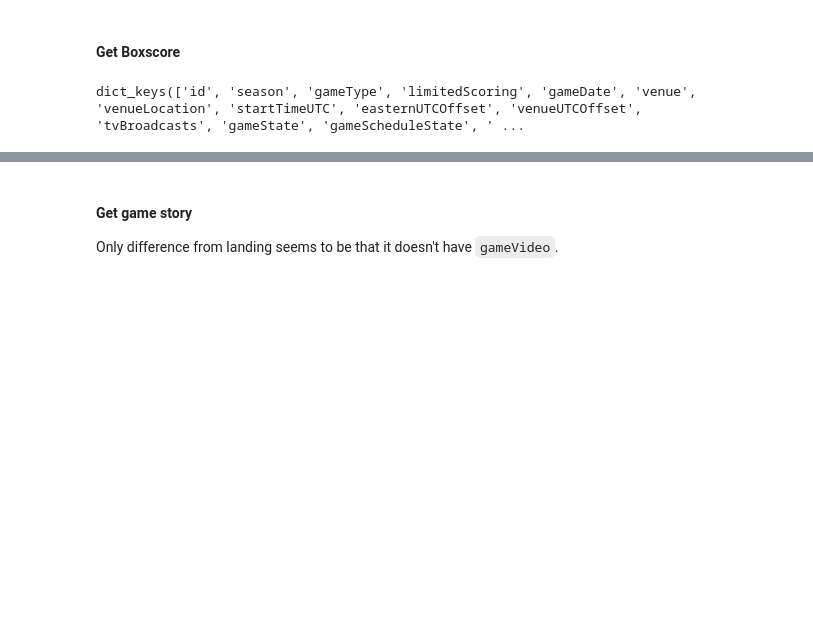
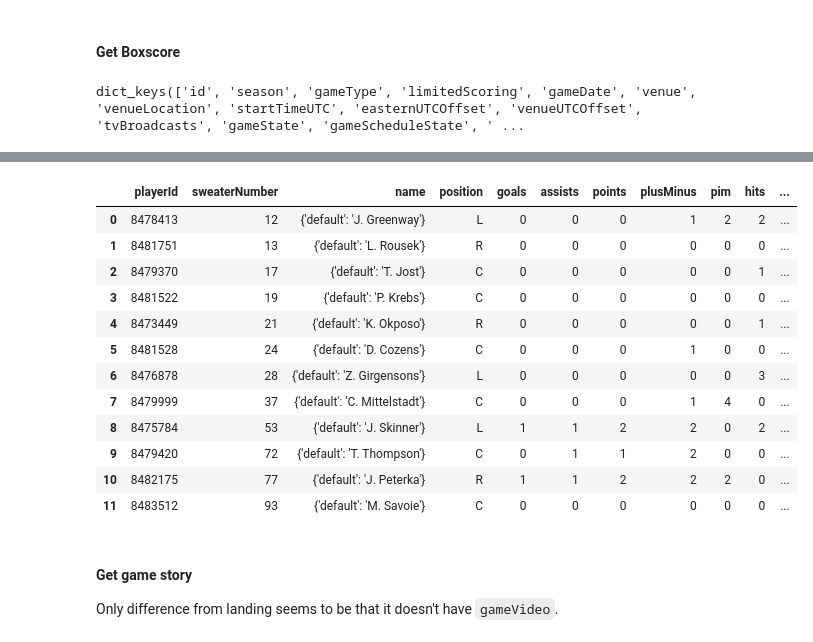
Before and after one commit to trxe/NHL-API-Reference, a Jupyter notebook: api-web.ipynb, the cells around one changed output, grey strips where cells are left out. Cells and saved outputs as stored; diff of their text form; code cells hidden in the pictures; blank space fills up the shorter version.

```diff
--- a/api-web.ipynb
+++ b/api-web.ipynb
@@ -850,5 +835,8 @@ dict_keys(['id', 'season', 'gameType', 'limitedScoring', 'gameDate', 'venue', 'v
 game_id=2023020204
 pprint(requests.get(f'{BASE_URL_API}/v1/gamecenter/{game_id}/boxscore').json(), keys_only=True)
 # pprint(requests.get(f'{BASE_URL_API}/v1/gamecenter/{game_id}/boxscore').json()['playerByGameStats'])
+
+import pandas as pd
+req_game_states = requests.get(f'{BASE_URL_API}/v1/gamecenter/{game_id}/boxscore').json()['playerByGameStats']
 # %% [output]
 dict_keys(['id', 'season', 'gameType', 'limitedScoring', 'gameDate', 'venue', 'venueLocation', 'startTimeUTC', 'easternUTCOffset', 'venueUTCOffset', 'tvBroadcasts', 'gameState', 'gameScheduleState', ' ...
@@ -855,3 +853,19 @@ dict_keys(['id', 'season', 'gameType', 'limitedScoring', 'gameDate', 'venue', 'v
+# %%
+pd.DataFrame(req_game_states['homeTeam']['forwards'])
+# %% [output]
+|  | playerId | sweaterNumber | name | position | goals | assists | points | plusMinus | pim | hits | ... |
+| 0 | 8478413 | 12 | {'default': 'J. Greenway'} | L | 0 | 0 | 0 | 1 | 2 | 2 | ... |
+| 1 | 8481751 | 13 | {'default': 'L. Rousek'} | R | 0 | 0 | 0 | 0 | 0 | 0 | ... |
+| 2 | 8479370 | 17 | {'default': 'T. Jost'} | C | 0 | 0 | 0 | 0 | 0 | 1 | ... |
+| 3 | 8481522 | 19 | {'default': 'P. Krebs'} | C | 0 | 0 | 0 | 0 | 0 | 0 | ... |
+| 4 | 8473449 | 21 | {'default': 'K. Okposo'} | R | 0 | 0 | 0 | 0 | 0 | 1 | ... |
+| 5 | 8481528 | 24 | {'default': 'D. Cozens'} | C | 0 | 0 | 0 | 1 | 0 | 0 | ... |
+| 6 | 8476878 | 28 | {'default': 'Z. Girgensons'} | L | 0 | 0 | 0 | 0 | 0 | 3 | ... |
+| 7 | 8479999 | 37 | {'default': 'C. Mittelstadt'} | C | 0 | 0 | 0 | 1 | 4 | 0 | ... |
+| 8 | 8475784 | 53 | {'default': 'J. Skinner'} | L | 1 | 1 | 2 | 2 | 0 | 2 | ... |
+| 9 | 8479420 | 72 | {'default': 'T. Thompson'} | C | 0 | 1 | 1 | 2 | 0 | 0 | ... |
+| 10 | 8482175 | 77 | {'default': 'J. Peterka'} | R | 1 | 1 | 2 | 2 | 2 | 0 | ... |
+| 11 | 8483512 | 93 | {'default': 'M. Savoie'} | C | 0 | 0 | 0 | 0 | 0 | 0 | ... |
 # %% [markdown]
 #### Get game story
 
```
Also changed, not shown: parts of 17 cells of this notebook.
